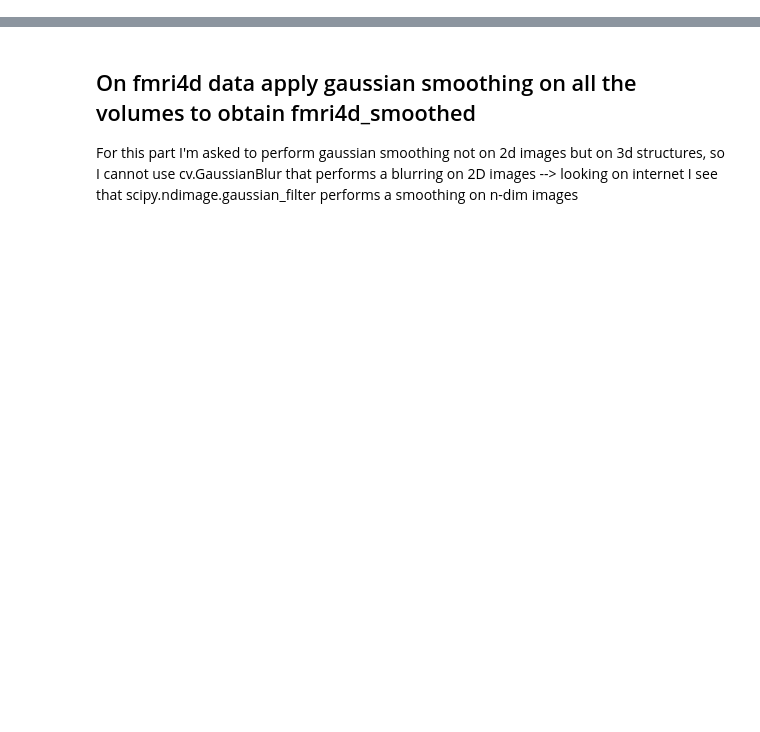
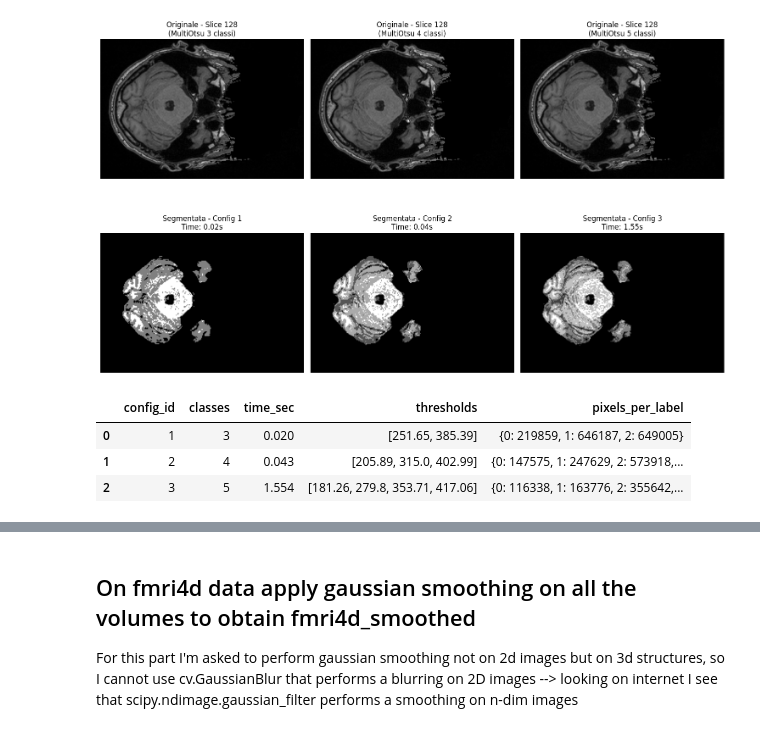
Before and after one commit to tommydelu/MRI-analysis-pipeline, a Jupyter notebook: 1_pre_processing.ipynb, the cells around one changed output, grey strips where cells are left out. Saved outputs shown, nothing was run; the diff lists cells and outputs as text; code cells hidden in the pictures; blank space fills up the shorter version.

```diff
--- a/1_pre_processing.ipynb
+++ b/1_pre_processing.ipynb
@@ -41,0 +53,17 @@ compare_methods(t1_brain_2d, kmean_segmented, otsu_segmented, slice_idx=101)
+# %%
+configs_otsu = [
+    {'classes': 3},  # Prova a separare in 3 tessuti (es. background, CSF/GM, WM)
+    {'classes': 4},  # Prova a separare in 4 tessuti (es. background, CSF, GM, WM)
+    {'classes': 5}   # Over-segmentazione giusto per vedere che succede
+]
+
+t1_brain_vect = t1_dict['data'][bool_mask]
+
+results_otsu, otsu_slices = otsuSegmentation(t1_dict['data'], t1_brain_vect, bool_mask, configs_otsu, axis=2)
+display(results_otsu)
+# %% [output]
+[figure, added]
+|  | config_id | classes | time_sec | thresholds | pixels_per_label |
+| 0 | 1 | 3 | 0.020 | [251.65, 385.39] | {0: 219859, 1: 646187, 2: 649005} |
+| 1 | 2 | 4 | 0.043 | [205.89, 315.0, 402.99] | {0: 147575, 1: 247629, 2: 573918,... |
+| 2 | 3 | 5 | 1.554 | [181.26, 279.8, 353.71, 417.06] | {0: 116338, 1: 163776, 2: 355642,... |
```
Also changed, not shown: parts of 16 cells of this notebook, 2 other files.
